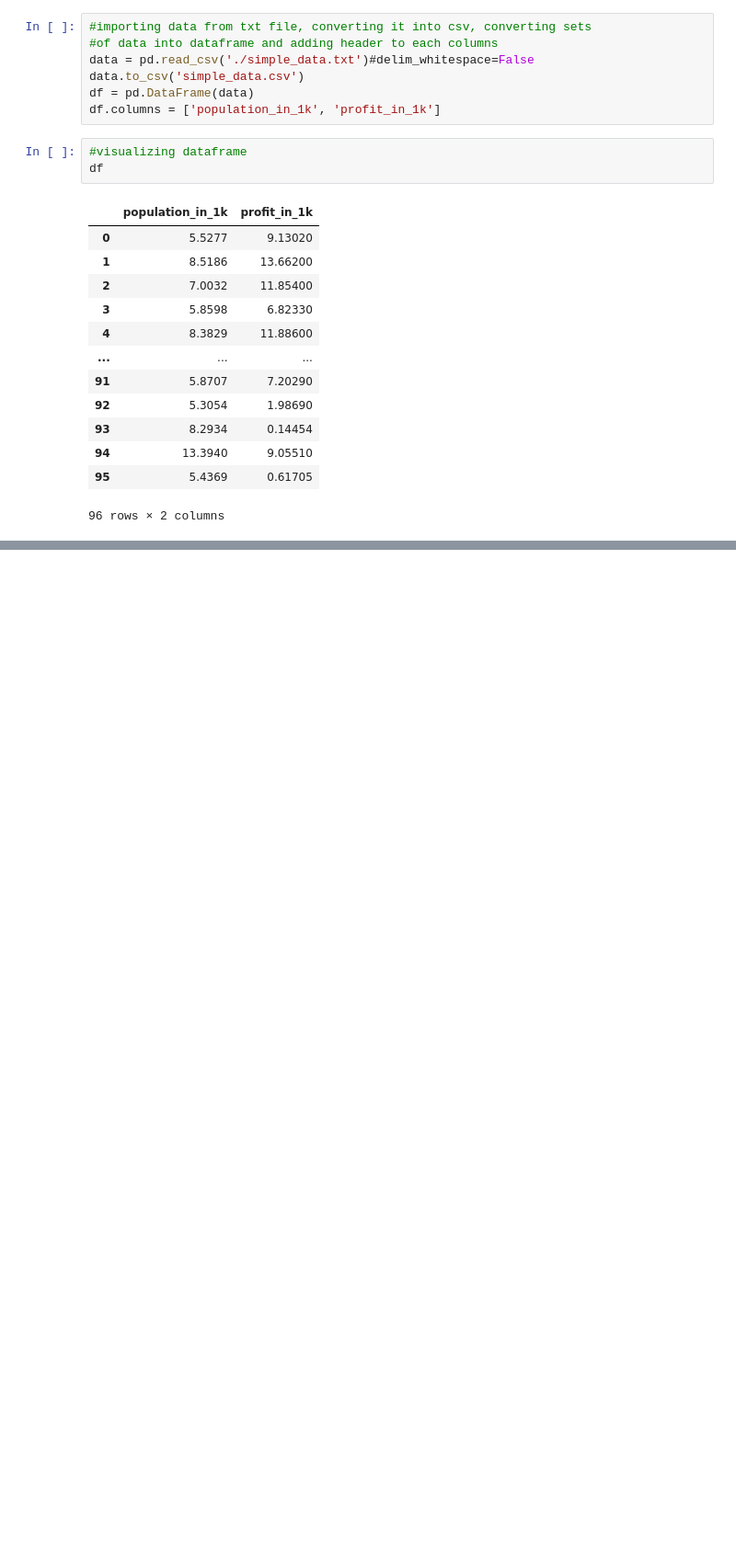
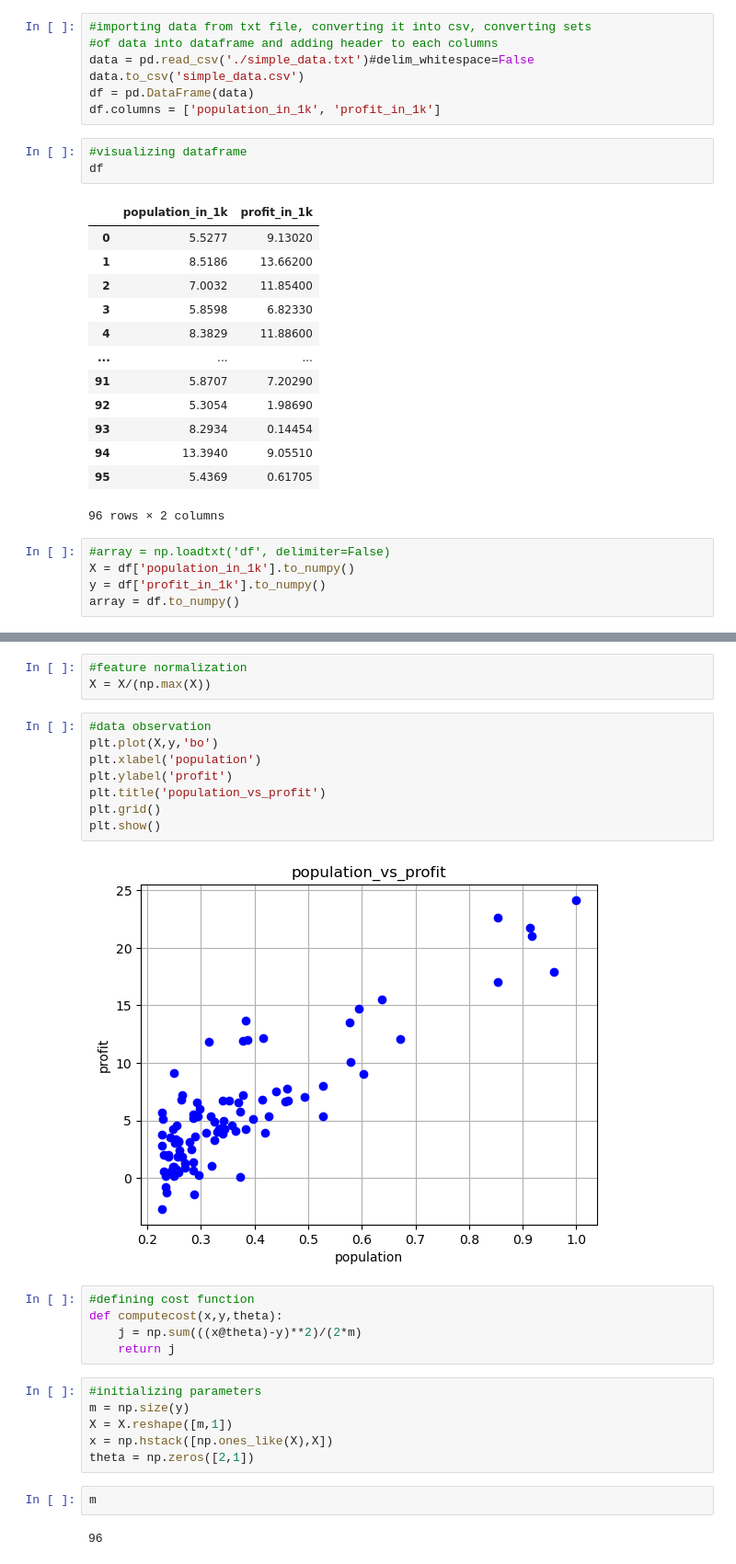
Before and after one commit to sauravbhusal/LINEAR_REGRESSION_FROM_SCRATCH, a Jupyter notebook: simple_linear_regression/simple_linear_regression.ipynb, the cells around one changed output, grey strips where cells are left out. Shown at 92% size. Drawn from its saved outputs; the diff is of its cells as text; blank space fills up the shorter version.

```diff
--- a/simple_linear_regression/simple_linear_regression.ipynb
+++ b/simple_linear_regression/simple_linear_regression.ipynb
@@ -27,3 +28,8 @@ df
 | 94 | 13.3940 | 9.05510 |
 | 95 | 5.4369 | 0.61705 |
 96 rows × 2 columns
+# %%
+#array = np.loadtxt('df', delimiter=False)
+X = df['population_in_1k'].to_numpy()
+y = df['profit_in_1k'].to_numpy()
+array = df.to_numpy()
@@ -29,0 +92,28 @@ df
+# %%
+#feature normalization
+X = X/(np.max(X))
+# %%
+#data observation
+plt.plot(X,y,'bo')
+plt.xlabel('population')
+plt.ylabel('profit')
+plt.title('population_vs_profit')
+plt.grid()
+plt.show()
+# %% [output]
+[figure, added]
+# %%
+#defining cost function
+def computecost(x,y,theta):
+    j = np.sum(((x@theta)-y)**2)/(2*m)
+    return j
+# %%
+#initializing parameters
+m = np.size(y)
+X = X.reshape([m,1])
+x = np.hstack([np.ones_like(X),X])
+theta = np.zeros([2,1])
+# %%
+m
+# %% [output]
+96
```
Also changed, not shown: parts of 5 cells of this notebook.
